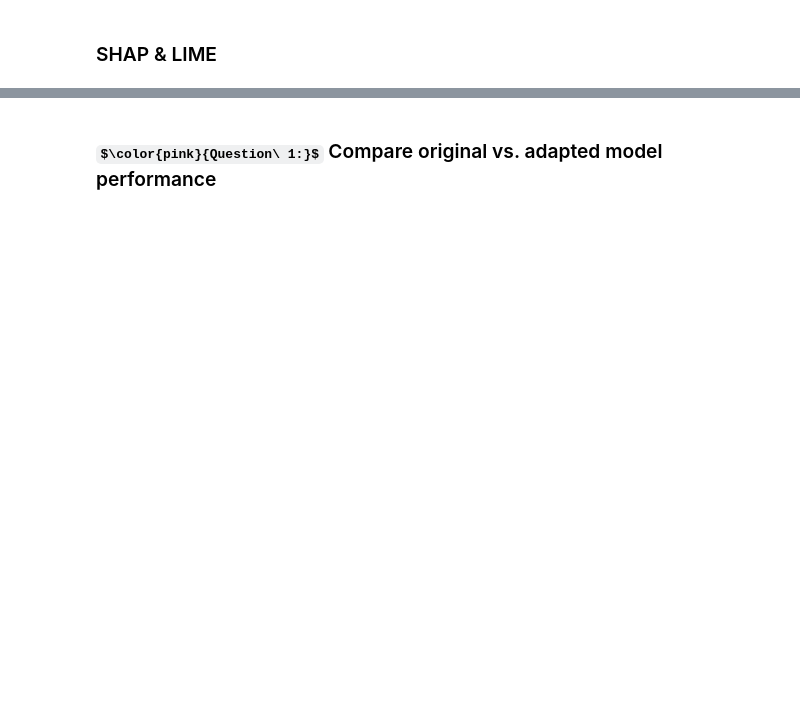
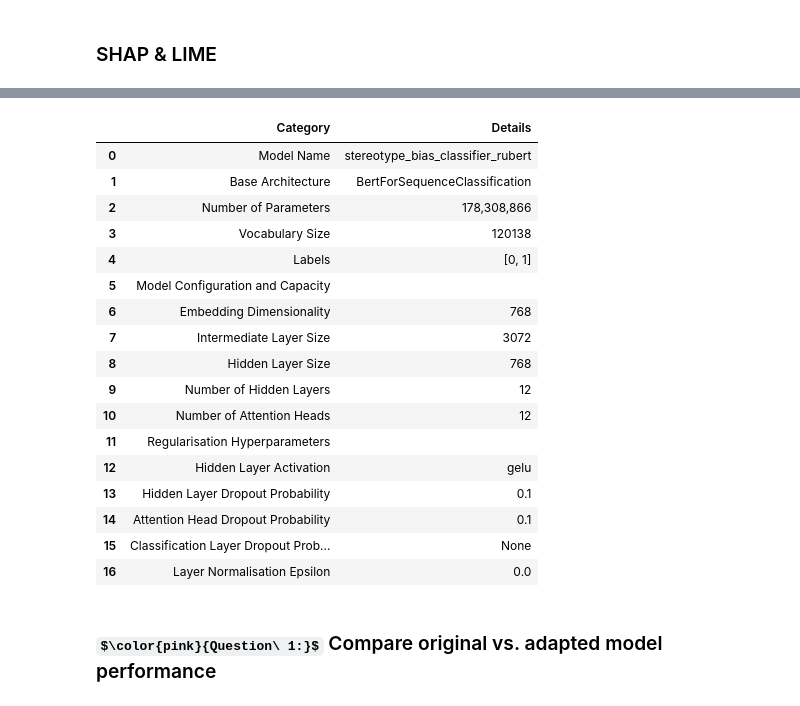
Before and after one commit to n1nt3nd0sw1tch/HEARTS-Text-Stereotype-Detection, a Jupyter notebook: COMP0173-CW2-NOTEBOOK-Eval-P4.ipynb, the cells around one changed output, grey strips where cells are left out. Cells and saved outputs as stored; diff of their text form; code cells hidden in the pictures; some formulas as TeX source; blank space fills up the shorter version.

```diff
--- a/COMP0173-CW2-NOTEBOOK-Eval-P4.ipynb
+++ b/COMP0173-CW2-NOTEBOOK-Eval-P4.ipynb
@@ -287,0 +574,12 @@ merged_df.to_csv('sentence_level_similarity_results.csv')
+# %%
+config = AutoConfig.from_pretrained(model_path)
+tokenizer = AutoTokenizer.from_pretrained(model_path)
+model = AutoModelForSequenceClassification.from_pretrained(model_path)
+
+training_args_path = os.path.join(model_path, "training_args.bin")
+training_args = torch.load(training_args_path)
+training_args
+
+batch_size   = training_args.per_device_train_batch_size
+learning_rate = training_args.learning_rate
+epochs        = training_args.num_train_epochs
@@ -287,0 +634,47 @@ merged_df.to_csv('sentence_level_similarity_results.csv')
+# %%
+details = {
+    "Model Name": model_name,
+    "Base Architecture": base_arch,
+    "Number of Parameters": f"{num_params:,}",
+    "Vocabulary Size": vocab_size,
+    "Labels": str(labels),
+
+    "Model Configuration and Capacity": "",
+    "Embedding Dimensionality": embedding_dim,
+    "Intermediate Layer Size": intermediate,
+    "Hidden Layer Size": hidden_size,
+    "Number of Hidden Layers": num_layers,
+    "Number of Attention Heads": num_heads,
+
+    "Regularisation Hyperparameters": "",
+    "Hidden Layer Activation": hidden_act,
+    "Hidden Layer Dropout Probability": hidden_dropout,
+    "Attention Head Dropout Probability": attn_dropout,
+    "Classification Layer Dropout Probability": classifier_drop,
+    "Layer Normalisation Epsilon": layer_norm_eps,
+}
+
+table_details = pd.DataFrame(
+    list(details.items()),
+    columns=["Category", "Details"]
+)
+table_details
+# %% [output]
+|  | Category | Details |
+| 0 | Model Name | stereotype_bias_classifier_rubert |
+| 1 | Base Architecture | BertForSequenceClassification |
+| 2 | Number of Parameters | 178,308,866 |
+| 3 | Vocabulary Size | 120138 |
+| 4 | Labels | [0, 1] |
+| 5 | Model Configuration and Capacity |  |
+| 6 | Embedding Dimensionality | 768 |
+| 7 | Intermediate Layer Size | 3072 |
+| 8 | Hidden Layer Size | 768 |
+| 9 | Number of Hidden Layers | 12 |
+| 10 | Number of Attention Heads | 12 |
+| 11 | Regularisation Hyperparameters |  |
+| 12 | Hidden Layer Activation | gelu |
+| 13 | Hidden Layer Dropout Probability | 0.1 |
+| 14 | Attention Head Dropout Probability | 0.1 |
+| 15 | Classification Layer Dropout Prob... | None |
+| 16 | Layer Normalisation Epsilon | 0.0 |
```
Also changed, not shown: parts of 43 cells of this notebook, 8 other files.
